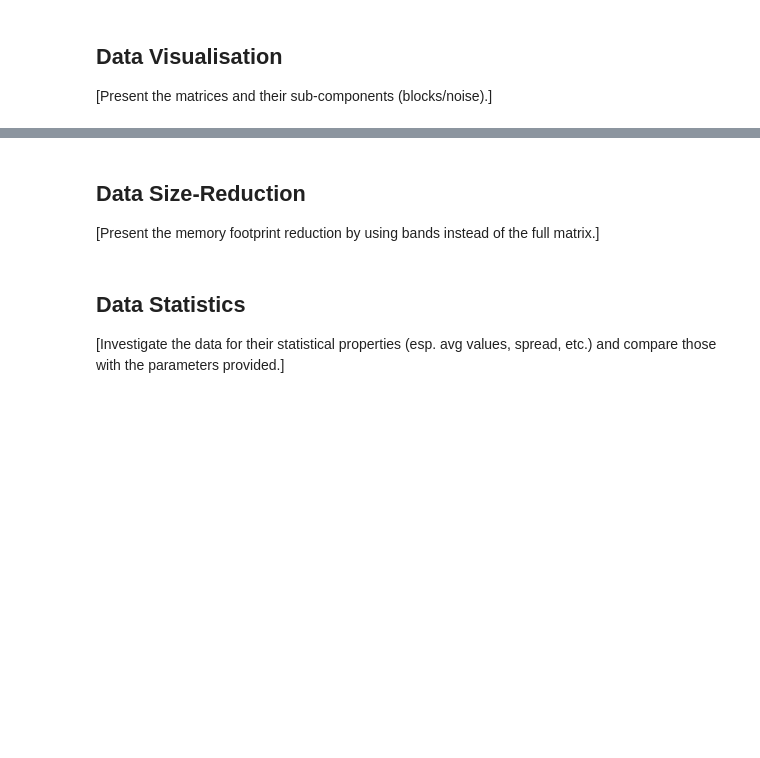
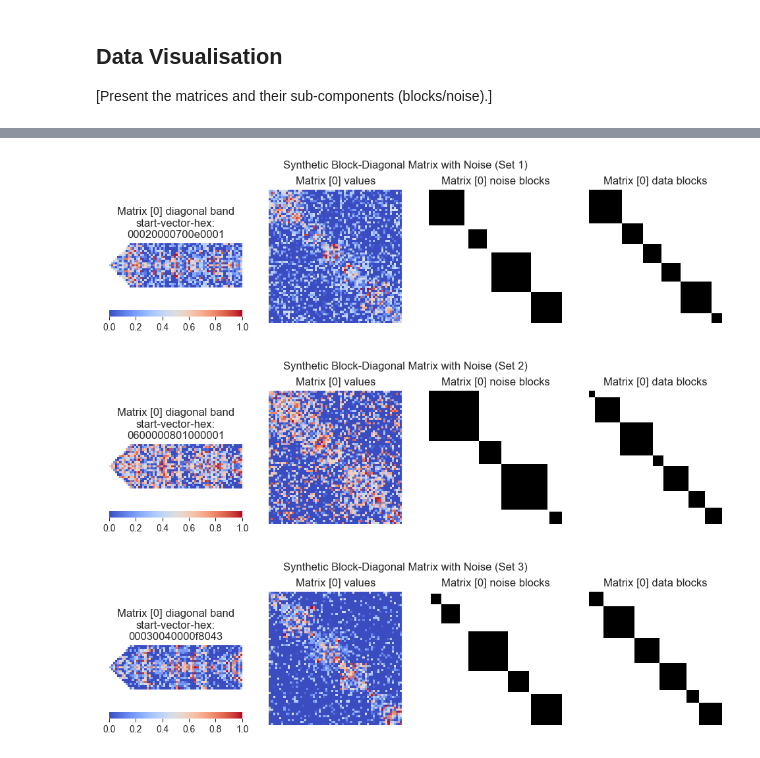
Before and after one commit to 24io/opencampus-ai-project, a Jupyter notebook: 1_DatasetCharacteristics/exploratory_data_analysis.ipynb, the cells around one changed output, grey strips where cells are left out. Cells and saved outputs as stored; diff of their text form; code cells hidden in the pictures; blank space fills up the shorter version.

```diff
--- a/1_DatasetCharacteristics/exploratory_data_analysis.ipynb
+++ b/1_DatasetCharacteristics/exploratory_data_analysis.ipynb
@@ -188,6 +172,32 @@ plt.show()
+# %%
+# define color bars and tick labels (e.g. 'rocket', 'rocket_r', 'viridis', 'flare', 'magma' ...)
+mxl.plot.VALUE_COLORBAR = 'coolwarm'
+mxl.plot.BLOCK_COLORBAR = "Greys"
+fig_size=(12, 3)
+
+# plot the matrix for set 1
+fig_matrix_plot_set1 = plt.figure(num=3, figsize=fig_size)
+sub_fig_shape: (int, int) = (1, 4)
+indices_of_matrices_to_plot = [0]
+mxl.plot.plot_matrices_and_metadata(fig_matrix_plot_set1, sub_fig_shape, indices_of_matrices_to_plot, matrix_data_set1)
+_ = fig_matrix_plot_set1.suptitle("Synthetic Block-Diagonal Matrix with Noise (Set 1)")
+
+# plot the matrix for set 2
+fig_matrix_plot_set2 = plt.figure(num=4, figsize=fig_size)
+sub_fig_shape: (int, int) = (1, 4)
+indices_of_matrices_to_plot = [0]
+mxl.plot.plot_matrices_and_metadata(fig_matrix_plot_set2, sub_fig_shape, indices_of_matrices_to_plot, matrix_data_set2)
+_ = fig_matrix_plot_set2.suptitle("Synthetic Block-Diagonal Matrix with Noise (Set 2)")
+
+# plot the matrix for set 1
+fig_matrix_plot_set3 = plt.figure(num=5, figsize=fig_size)
+sub_fig_shape: (int, int) = (1, 4)
+indices_of_matrices_to_plot = [0]
+mxl.plot.plot_matrices_and_metadata(fig_matrix_plot_set3, sub_fig_shape, indices_of_matrices_to_plot, matrix_data_set3)
+_ = fig_matrix_plot_set3.suptitle("Synthetic Block-Diagonal Matrix with Noise (Set 3)")
+# %% [output]
+[figure, added]
+[figure, added]
+[figure, added]
 # %%
 # TODO: implement/copy from matrix_data_generation.ipynb
-# %% [markdown]
-## Data Size-Reduction
-
-[Present the memory footprint reduction by using bands instead of the full matrix.]
@@ -196,4 +203,0 @@ plt.show()
-# %% [markdown]
-## Data Statistics
-
-[Investigate the data for their statistical properties (esp. avg values, spread, etc.) and compare those with the parameters provided.]
```
Also changed, not shown: parts of 13 cells of this notebook.
